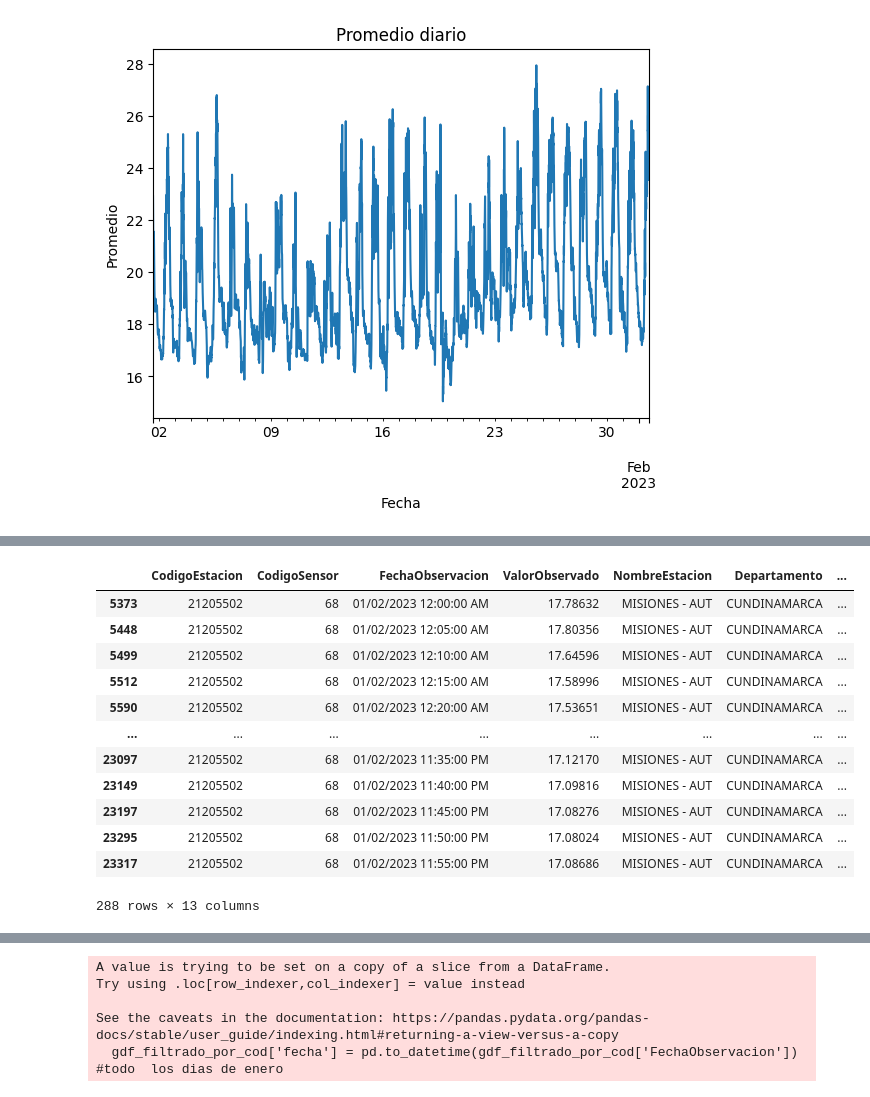
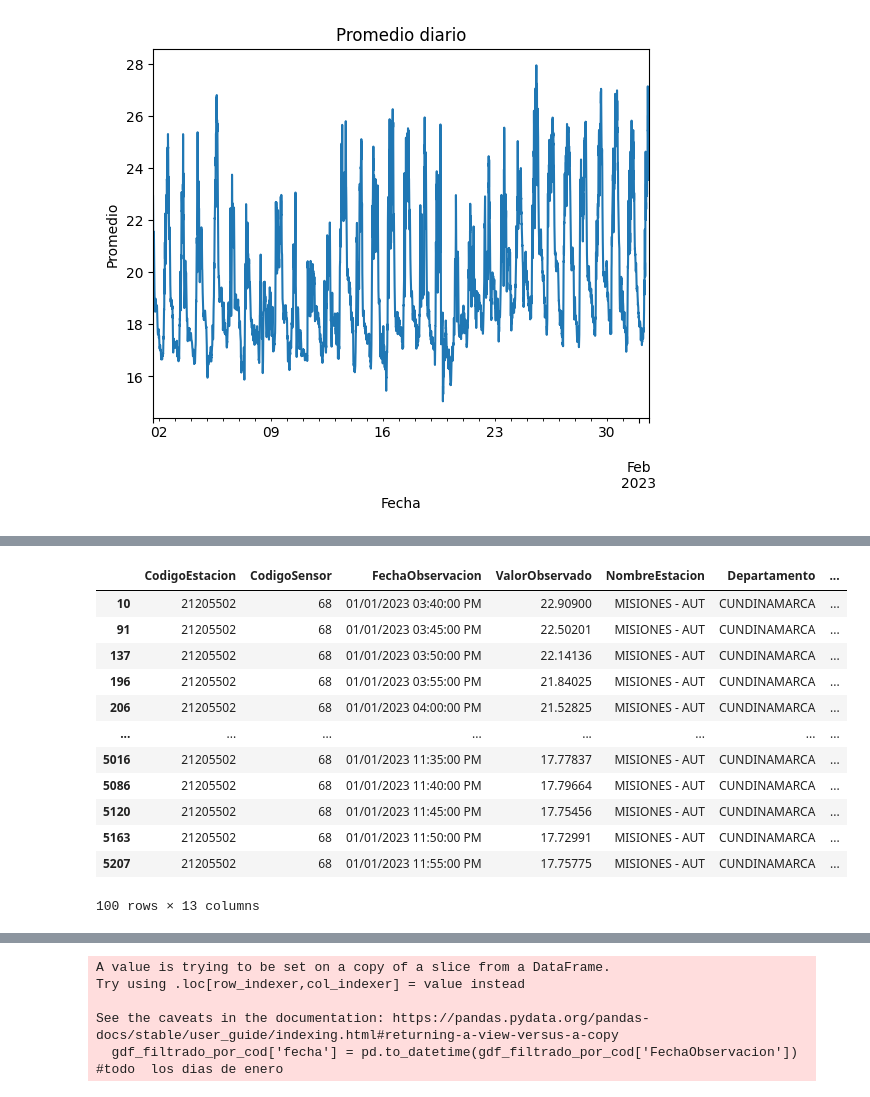
Before and after one commit to gitnicolas343/TRABAJO-FINAL, a Jupyter notebook: documento_principal_analizis_de_temperatura_regional.ipynb, the cells around one changed output, grey strips where cells are left out. Cells and saved outputs as stored; diff of their text form; code cells hidden in the pictures.

```diff
--- a/documento_principal_analizis_de_temperatura_regional.ipynb
+++ b/documento_principal_analizis_de_temperatura_regional.ipynb
@@ -143,5 +132,5 @@ municipios_departamentos_Cod_dane = gpd.GeoDataFrame(municipios_departamentos_Co
 # %%
-dato = pd.read_csv(r'D:\usuario\Desktop\GEOPANDAS\Datos_Hidrometeorol_gicos_Crudos_-_Red_de_Estaciones_IDEAM___Temperatura (1).csv') #enero de 2023 todo EL PAIS
+dato = pd.read_csv(r'Datos_Hidrometeorol_gicos_Crudos_-_Red_de_Estaciones_IDEAM___Temperatura (1).csv') #enero de 2023 todo EL PAIS
 
 
 dtos_geo = gpd.GeoDataFrame(dato)
@@ -191,20 +200,20 @@ See the caveats in the documentation: https://pandas.pydata.org/pandas-docs/stab
 # %%
 #filtro por dia
-fecha_o = datetime(2023,1,2)
+fecha_o = datetime(2023,1,1)
 gdf_filtrado_por_cod_1_1_2023 = gdf_filtrado_por_cod[gdf_filtrado_por_cod['fecha'].dt.date == fecha_o.date()] #solo el primero de enero
 gdf_filtrado_por_cod_1_1_2023.sort_values('fecha')
 # %% [output]
 |  | CodigoEstacion | CodigoSensor | FechaObservacion | ValorObservado | NombreEstacion | Departamento | ... |
-| 5373 | 21205502 | 68 | 01/02/2023 12:00:00 AM | 17.78632 | MISIONES - AUT | CUNDINAMARCA | ... |
-| 5448 | 21205502 | 68 | 01/02/2023 12:05:00 AM | 17.80356 | MISIONES - AUT | CUNDINAMARCA | ... |
-| 5499 | 21205502 | 68 | 01/02/2023 12:10:00 AM | 17.64596 | MISIONES - AUT | CUNDINAMARCA | ... |
-| 5512 | 21205502 | 68 | 01/02/2023 12:15:00 AM | 17.58996 | MISIONES - AUT | CUNDINAMARCA | ... |
-| 5590 | 21205502 | 68 | 01/02/2023 12:20:00 AM | 17.53651 | MISIONES - AUT | CUNDINAMARCA | ... |
+| 10 | 21205502 | 68 | 01/01/2023 03:40:00 PM | 22.90900 | MISIONES - AUT | CUNDINAMARCA | ... |
+| 91 | 21205502 | 68 | 01/01/2023 03:45:00 PM | 22.50201 | MISIONES - AUT | CUNDINAMARCA | ... |
+| 137 | 21205502 | 68 | 01/01/2023 03:50:00 PM | 22.14136 | MISIONES - AUT | CUNDINAMARCA | ... |
+| 196 | 21205502 | 68 | 01/01/2023 03:55:00 PM | 21.84025 | MISIONES - AUT | CUNDINAMARCA | ... |
+| 206 | 21205502 | 68 | 01/01/2023 04:00:00 PM | 21.52825 | MISIONES - AUT | CUNDINAMARCA | ... |
 | ... | ... | ... | ... | ... | ... | ... | ... |
-| 23097 | 21205502 | 68 | 01/02/2023 11:35:00 PM | 17.12170 | MISIONES - AUT | CUNDINAMARCA | ... |
-| 23149 | 21205502 | 68 | 01/02/2023 11:40:00 PM | 17.09816 | MISIONES - AUT | CUNDINAMARCA | ... |
-| 23197 | 21205502 | 68 | 01/02/2023 11:45:00 PM | 17.08276 | MISIONES - AUT | CUNDINAMARCA | ... |
-| 23295 | 21205502 | 68 | 01/02/2023 11:50:00 PM | 17.08024 | MISIONES - AUT | CUNDINAMARCA | ... |
-| 23317 | 21205502 | 68 | 01/02/2023 11:55:00 PM | 17.08686 | MISIONES - AUT | CUNDINAMARCA | ... |
+| 5016 | 21205502 | 68 | 01/01/2023 11:35:00 PM | 17.77837 | MISIONES - AUT | CUNDINAMARCA | ... |
+| 5086 | 21205502 | 68 | 01/01/2023 11:40:00 PM | 17.79664 | MISIONES - AUT | CUNDINAMARCA | ... |
+| 5120 | 21205502 | 68 | 01/01/2023 11:45:00 PM | 17.75456 | MISIONES - AUT | CUNDINAMARCA | ... |
+| 5163 | 21205502 | 68 | 01/01/2023 11:50:00 PM | 17.72991 | MISIONES - AUT | CUNDINAMARCA | ... |
+| 5207 | 21205502 | 68 | 01/01/2023 11:55:00 PM | 17.75775 | MISIONES - AUT | CUNDINAMARCA | ... |
-288 rows × 13 columns
+100 rows × 13 columns
 # %%
```
Also changed, not shown: parts of 9 cells of this notebook.
